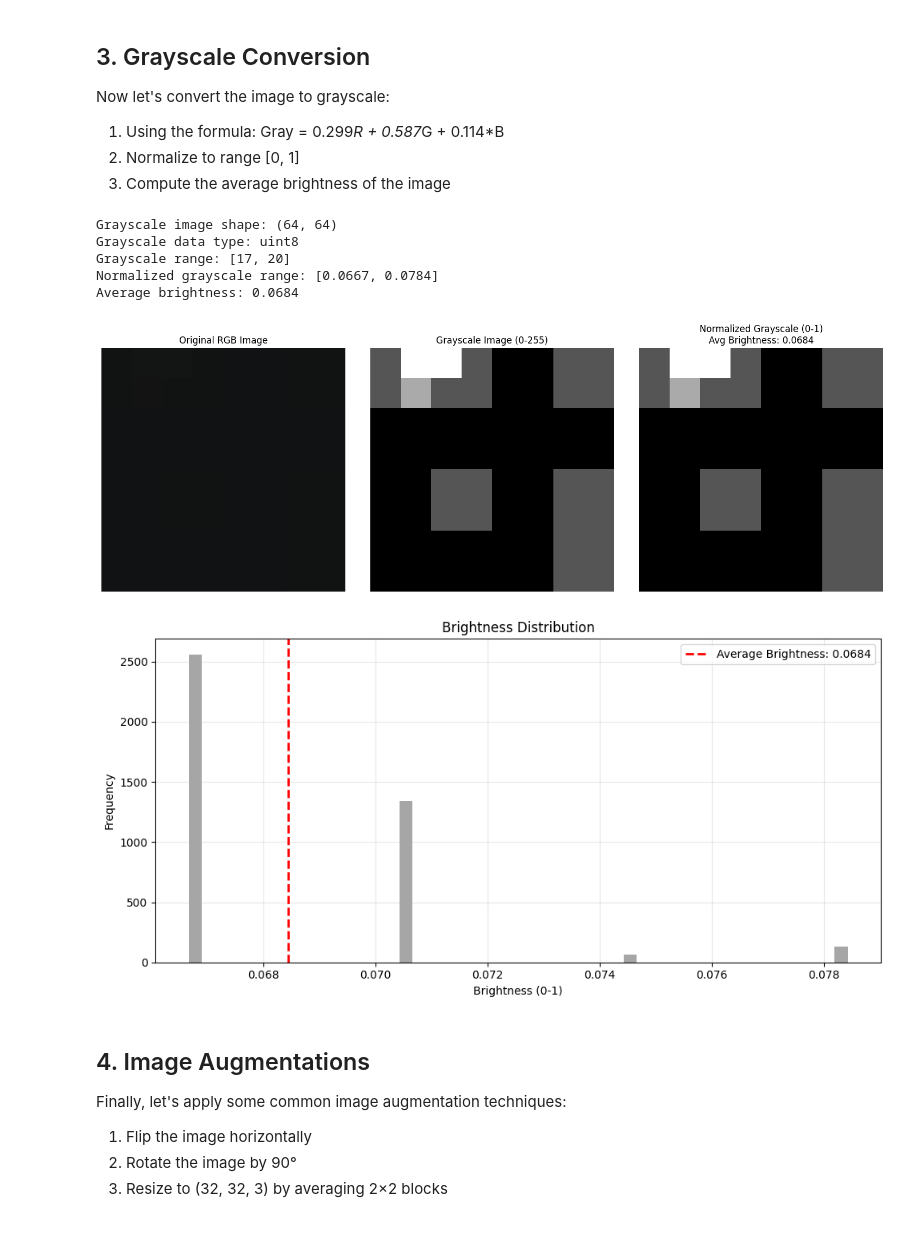
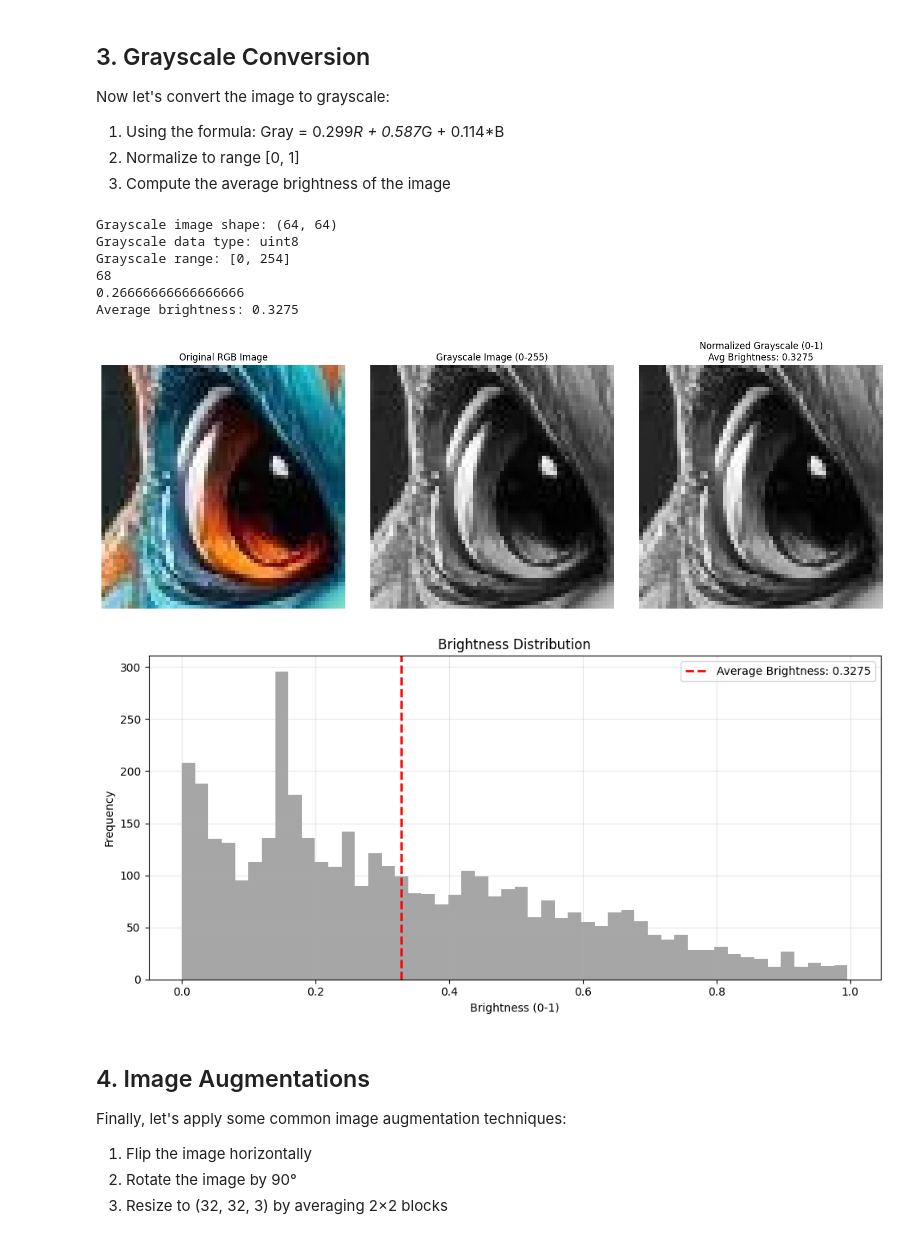
Before and after one commit to AAI-AITU/prog-for-AI, a Jupyter notebook: Assignment2/Solutions/Task4_Image_Tensor.ipynb, the cells around one changed output. Drawn from its saved outputs; the diff is of its cells as text; code cells hidden in the pictures.

```diff
--- a/Assignment2/Solutions/Task4_Image_Tensor.ipynb
+++ b/Assignment2/Solutions/Task4_Image_Tensor.ipynb
@@ -24,41 +22,31 @@ First, we need to load an image and prepare it for processing:
 2. Read it as a NumPy array using PIL.Image
 3. Crop the top-left corner to shape (64, 64, 3)
 # %%
-# Create a directory for the image if it doesn't exist
 image_dir = os.path.join(os.path.dirname(os.getcwd()), "images")
 os.makedirs(image_dir, exist_ok=True)
 
-# Path to the image file
 image_path = os.path.join(image_dir, "sample_image.jpg")
-
-
-# Load the image using PIL.Image
 img = Image.open(image_path)
 img_array = np.array(img)
 
-# Print information about the loaded image
 print(f"Original image shape: {img_array.shape}")
 print(f"Data type: {img_array.dtype}")
 print(f"Min value: {img_array.min()}, Max value: {img_array.max()}")
 
-# Crop the top-left corner to shape (64, 64, 3)
-cropped_img = img_array[128:192, 128:192, :]
-
+cropped_img = img_array[364:428, 300:364, :]
+print(img_array[400, 400])
 print(f"Cropped image shape: {cropped_img.shape}")
-
-# Display the original and cropped images
 plt.figure(figsize=(10, 5))
-
 plt.subplot(1, 2, 1)
 plt.imshow(img_array)
+
 plt.title('Original Image')
 plt.axis('off')
-
 plt.subplot(1, 2, 2)
 plt.imshow(cropped_img)
+
 plt.title('Cropped Image (64x64)')
 plt.axis('off')
-
 plt.tight_layout()
 plt.show()
 # %% [output]
@@ -144,73 +130,57 @@ Now let's convert the image to grayscale:
 2. Normalize to range [0, 1]
 3. Compute the average brightness of the image
 # %%
-# 1. Convert to grayscale using the formula: Gray = 0.299*R + 0.587*G + 0.114*B
-# Extract RGB channels
 R = cropped_img[:, :, 0]
 G = cropped_img[:, :, 1]
 B = cropped_img[:, :, 2]
-
-# Apply the grayscale formula
-grayscale = 0.299*R + 0.587*G + 0.114*B
-
-# Convert to integer (to match standard image formats)
-grayscale = grayscale.astype(np.uint8)
+grayscale = (0.299*R + 0.587*G + 0.114*B).astype(np.uint8)
 print(f"Grayscale image shape: {grayscale.shape}")
 print(f"Grayscale data type: {grayscale.dtype}")
 print(f"Grayscale range: [{grayscale.min()}, {grayscale.max()}]")
+print(grayscale[32, 32])
 
-# 2. Normalize to range [0, 1]
 grayscale_norm = grayscale / 255.0
-print(f"Normalized grayscale range: [{grayscale_norm.min():.4f}, {grayscale_norm.max():.4f}]")
-
-# 3. Compute the average brightness of the image
+print(grayscale_norm[32, 32])
 avg_brightness = np.mean(grayscale_norm)
 print(f"Average brightness: {avg_brightness:.4f}")
 
-# Display the original and grayscale images
 plt.figure(figsize=(15, 5))
-
-# Original image
 plt.subplot(1, 3, 1)
 plt.imshow(cropped_img)
 plt.title('Original RGB Image')
 plt.axis('off')
-
-# Grayscale image (0-255)
 plt.subplot(1, 3, 2)
 plt.imshow(grayscale, cmap='gray')
+
 plt.title('Grayscale Image (0-255)')
 plt.axis('off')
-
-# Normalized grayscale (0-1)
 plt.subplot(1, 3, 3)
 plt.imshow(grayscale_norm, cmap='gray')
+
 plt.title(f'Normalized Grayscale (0-1)\nAvg Brightness: {avg_brightness:.4f}')
 plt.axis('off')
-
 plt.tight_layout()
 plt.show()
 
-# Visualize the brightness distribution
 plt.figure(figsize=(10, 5))
 plt.hist(grayscale_norm.flatten(), bins=50, color='gray', alpha=0.7)
-plt.axvline(avg_brightness, color='red', linestyle='dashed', linewidth=2,
-            label=f'Average Brightness: {avg_brightness:.4f}')
+plt.axvline(avg_brightness, color='red', linestyle='dashed', linewidth=2, label=f'Average Brightness: {avg_brightness:.4f}')
 plt.title('Brightness Distribution')
 plt.xlabel('Brightness (0-1)')
 plt.ylabel('Frequency')
 plt.grid(alpha=0.3)
 plt.legend()
 plt.tight_layout()
 plt.show()
 # %% [output]
 Grayscale image shape: (64, 64)
 Grayscale data type: uint8
-Grayscale range: [17, 20]
-Normalized grayscale range: [0.0667, 0.0784]
-Average brightness: 0.0684
+Grayscale range: [0, 254]
+68
+0.26666666666666666
+Average brightness: 0.3275
-[figure, old version]
+[figure, new version]
-[figure, old version]
+[figure, new version]
 # %% [markdown]
 ## 4. Image Augmentations
 
```
Also changed, not shown: parts of 4 cells of this notebook, 4 other files.
